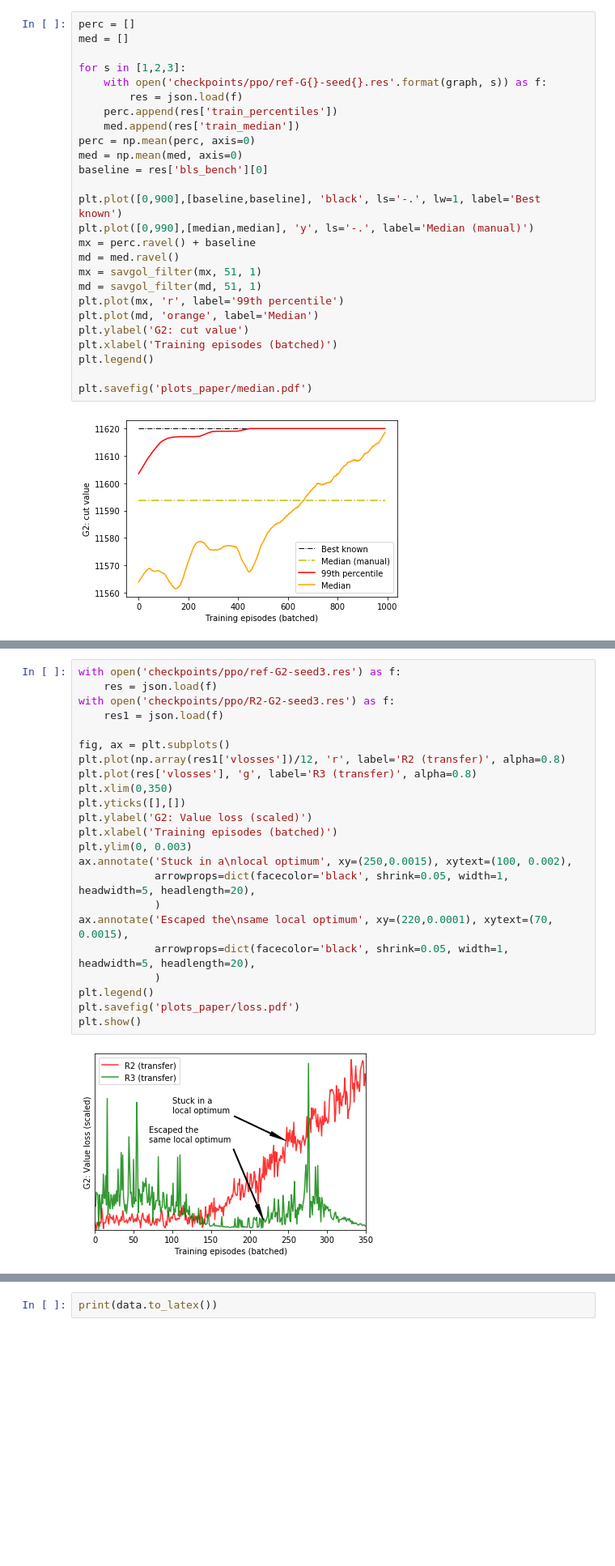
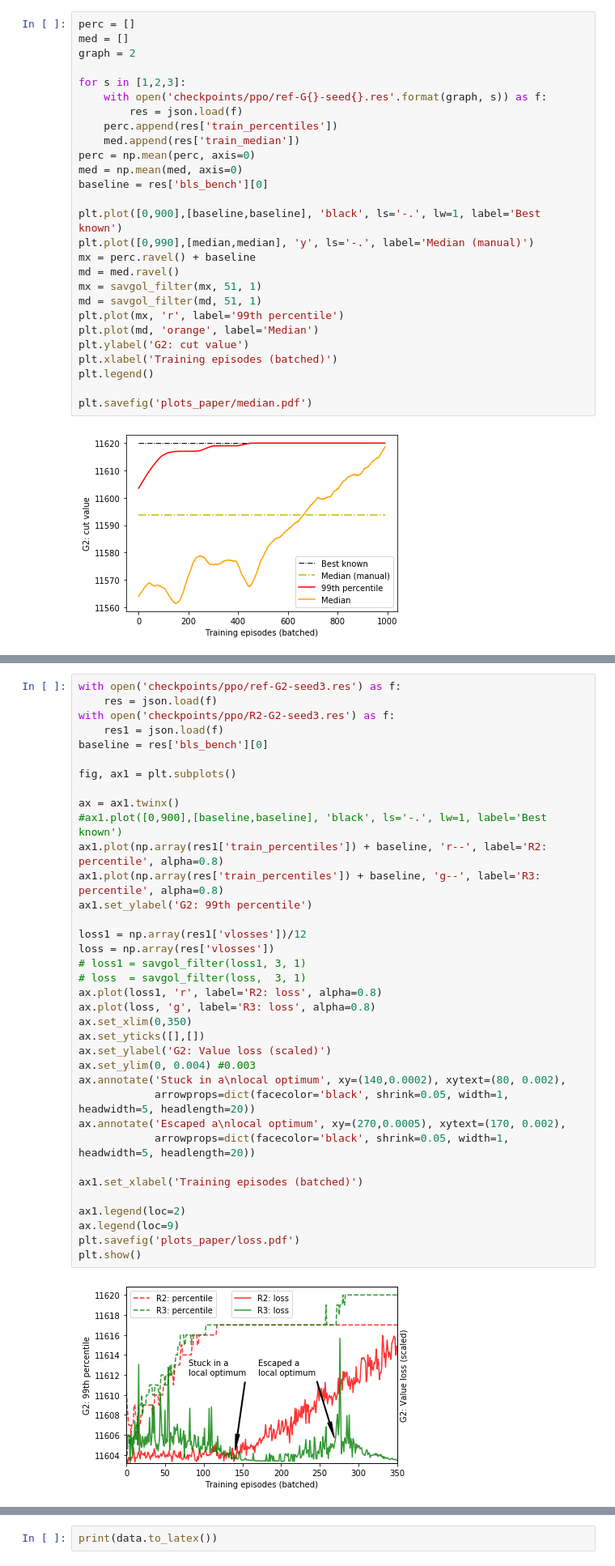
Before and after one commit to BeloborodovDS/SIMCIM-RL, a Jupyter notebook: plot.ipynb, the cells around one changed output, grey strips where cells are left out. Shown at 81% size. Cells and saved outputs as stored; diff of their text form; blank space fills up the shorter version.

```diff
--- a/plot.ipynb
+++ b/plot.ipynb
@@ -267,6 +370,7 @@ median
 # %%
 perc = []
 med = []
+graph = 2
 
 for s in [1,2,3]:
     with open('checkpoints/ppo/ref-G{}-seed{}.res'.format(graph, s)) as f:
@@ -304,25 +412,38 @@ plt.show()
 # %%
 with open('checkpoints/ppo/ref-G2-seed3.res') as f:
     res = json.load(f)
 with open('checkpoints/ppo/R2-G2-seed3.res') as f:
     res1 = json.load(f)
+baseline = res['bls_bench'][0]
 
-fig, ax = plt.subplots()
-plt.plot(np.array(res1['vlosses'])/12, 'r', label='R2 (transfer)', alpha=0.8)
-plt.plot(res['vlosses'], 'g', label='R3 (transfer)', alpha=0.8)
-plt.xlim(0,350)
-plt.yticks([],[])
-plt.ylabel('G2: Value loss (scaled)')
-plt.xlabel('Training episodes (batched)')
-plt.ylim(0, 0.003)
-ax.annotate('Stuck in a\nlocal optimum', xy=(250,0.0015), xytext=(100, 0.002),
-            arrowprops=dict(facecolor='black', shrink=0.05, width=1, headwidth=5, headlength=20),
-            )
-ax.annotate('Escaped the\nsame local optimum', xy=(220,0.0001), xytext=(70, 0.0015),
-            arrowprops=dict(facecolor='black', shrink=0.05, width=1, headwidth=5, headlength=20),
-            )
-plt.legend()
+fig, ax1 = plt.subplots()
+
+ax = ax1.twinx()
+#ax1.plot([0,900],[baseline,baseline], 'black', ls='-.', lw=1, label='Best known')
+ax1.plot(np.array(res1['train_percentiles']) + baseline, 'r--', label='R2: percentile', alpha=0.8)
+ax1.plot(np.array(res['train_percentiles']) + baseline, 'g--', label='R3: percentile', alpha=0.8)
+ax1.set_ylabel('G2: 99th percentile')
+
+loss1 = np.array(res1['vlosses'])/12
+loss = np.array(res['vlosses'])
+# loss1 = savgol_filter(loss1, 3, 1)
+# loss  = savgol_filter(loss,  3, 1)
+ax.plot(loss1, 'r', label='R2: loss', alpha=0.8)
+ax.plot(loss, 'g', label='R3: loss', alpha=0.8)
+ax.set_xlim(0,350)
+ax.set_yticks([],[])
+ax.set_ylabel('G2: Value loss (scaled)')
+ax.set_ylim(0, 0.004) #0.003
+ax.annotate('Stuck in a\nlocal optimum', xy=(140,0.0002), xytext=(80, 0.002),
+            arrowprops=dict(facecolor='black', shrink=0.05, width=1, headwidth=5, headlength=20))
+ax.annotate('Escaped a\nlocal optimum', xy=(270,0.0005), xytext=(170, 0.002),
+            arrowprops=dict(facecolor='black', shrink=0.05, width=1, headwidth=5, headlength=20))
+
+ax1.set_xlabel('Training episodes (batched)')
+
+ax1.legend(loc=2)
+ax.legend(loc=9)
 plt.savefig('plots_paper/loss.pdf')
 plt.show()
 # %% [output]
-[figure, old version]
+[figure, new version]
```
Also changed, not shown: parts of 23 cells of this notebook.
